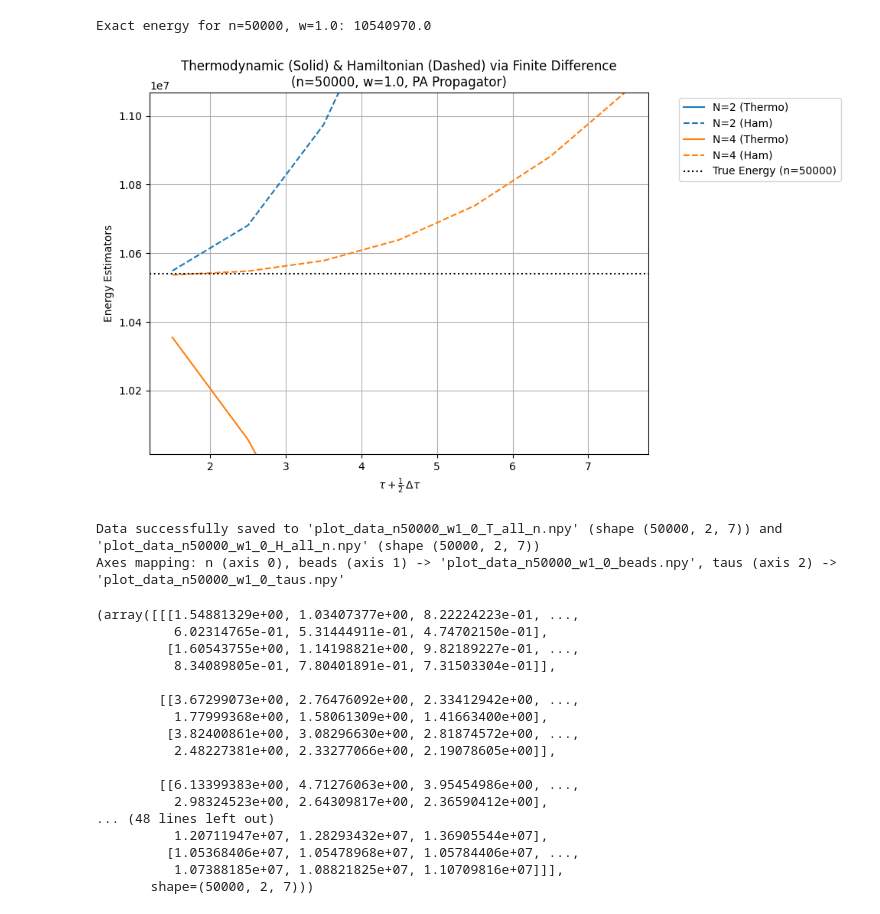
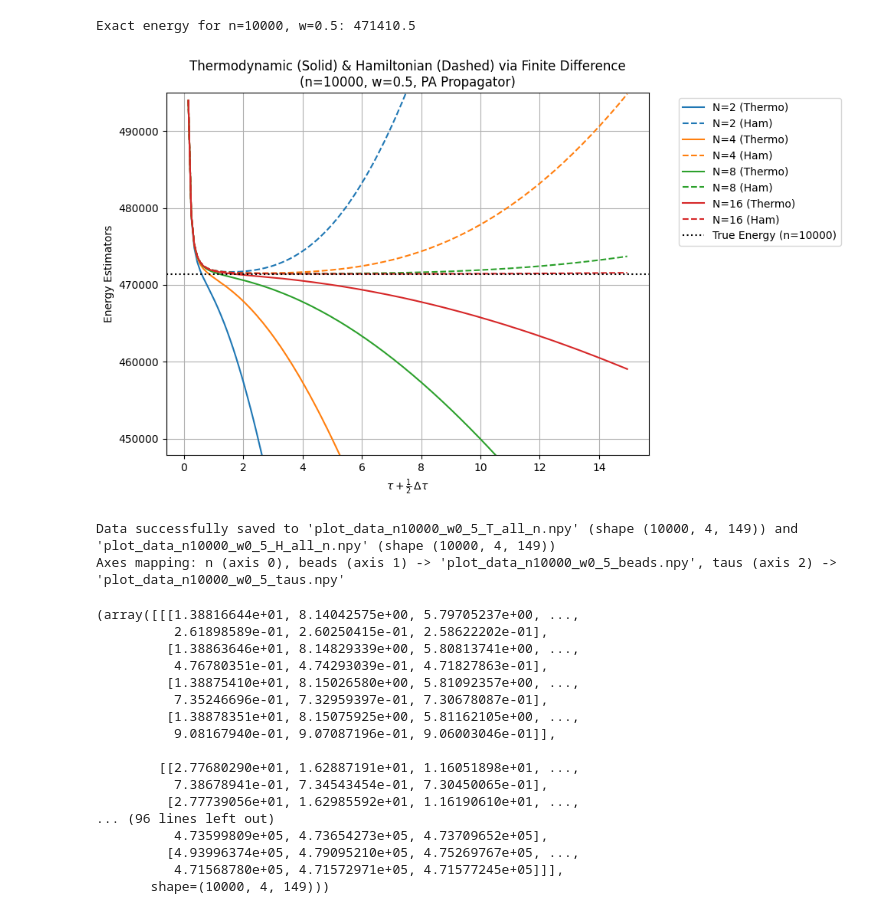
Before and after one commit to 24jonas/HarmonicFermions, a Jupyter notebook: Jupyter/BaxterMeth-opt.ipynb, the cells around one changed output. Saved outputs shown, nothing was run; the diff lists cells and outputs as text; code cells hidden in the pictures.

```diff
--- a/Jupyter/BaxterMeth-opt.ipynb
+++ b/Jupyter/BaxterMeth-opt.ipynb
@@ -457,42 +457,42 @@ def plot_fd_vs_tau_dual(n, N_list, w, tau_start, tau_end, tau_step, save_filenam
 
         return df_T, df_H
 # %%
-N_list = [2,4]
-n = 50_000
-w = 1.0
+N_list = [2,4,8,16]
+n = 10_000
+w = 0.5
 
 plot_fd_vs_tau_dual(
     n=n,
     N_list=N_list,
     w=w,
-    tau_start=1.0,
-    tau_end=8.0,
-    tau_step=1.0,
+    tau_start=0.1,
+    tau_end=15.0,
+    tau_step=0.1,
     save_filename=f"plot_data_n{n}_w{str(w).replace('.', '_')}",
     store_all_n=True
 )
 # %% [output]
-Exact energy for n=50000, w=1.0: 10540970.0
+Exact energy for n=10000, w=0.5: 471410.5
-[figure, old version]
+[figure, new version]
-Data successfully saved to 'plot_data_n50000_w1_0_T_all_n.npy' (shape (50000, 2, 7)) and 'plot_data_n50000_w1_0_H_all_n.npy' (shape (50000, 2, 7))
-Axes mapping: n (axis 0), beads (axis 1) -> 'plot_data_n50000_w1_0_beads.npy', taus (axis 2) -> 'plot_data_n50000_w1_0_taus.npy'
+Data successfully saved to 'plot_data_n10000_w0_5_T_all_n.npy' (shape (10000, 4, 149)) and 'plot_data_n10000_w0_5_H_all_n.npy' (shape (10000, 4, 149))
+Axes mapping: n (axis 0), beads (axis 1) -> 'plot_data_n10000_w0_5_beads.npy', taus (axis 2) -> 'plot_data_n10000_w0_5_taus.npy'
-(array([[[1.54881329e+00, 1.03407377e+00, 8.22224223e-01, ...,
-          6.02314765e-01, 5.31444911e-01, 4.74702150e-01],
-         [1.60543755e+00, 1.14198821e+00, 9.82189227e-01, ...,
-          8.34089805e-01, 7.80401891e-01, 7.31503304e-01]],
+(array([[[1.38816644e+01, 8.14042575e+00, 5.79705237e+00, ...,
+          2.61898589e-01, 2.60250415e-01, 2.58622202e-01],
+         [1.38863646e+01, 8.14829339e+00, 5.80813741e+00, ...,
+          4.76780351e-01, 4.74293039e-01, 4.71827863e-01],
+         [1.38875410e+01, 8.15026580e+00, 5.81092357e+00, ...,
+          7.35246696e-01, 7.32959397e-01, 7.30678087e-01],
+         [1.38878351e+01, 8.15075925e+00, 5.81162105e+00, ...,
+          9.08167940e-01, 9.07087196e-01, 9.06003046e-01]],
 
-        [[3.67299073e+00, 2.76476092e+00, 2.33412942e+00, ...,
-          1.77999368e+00, 1.58061309e+00, 1.41663400e+00],
-         [3.82400861e+00, 3.08296630e+00, 2.81874572e+00, ...,
-          2.48227381e+00, 2.33277066e+00, 2.19078605e+00]],
-
-        [[6.13399383e+00, 4.71276063e+00, 3.95454986e+00, ...,
-          2.98324523e+00, 2.64309817e+00, 2.36590412e+00],
-... (48 lines left out)
-          1.20711947e+07, 1.28293432e+07, 1.36905544e+07],
-         [1.05368406e+07, 1.05478968e+07, 1.05784406e+07, ...,
-          1.07388185e+07, 1.08821825e+07, 1.10709816e+07]]],
-       shape=(50000, 2, 7)))
+        [[2.77680290e+01, 1.62887191e+01, 1.16051898e+01, ...,
+          7.38678941e-01, 7.34543454e-01, 7.30450065e-01],
+         [2.77739056e+01, 1.62985592e+01, 1.16190610e+01, ...,
+... (96 lines left out)
+          4.73599809e+05, 4.73654273e+05, 4.73709652e+05],
+         [4.93996374e+05, 4.79095210e+05, 4.75269767e+05, ...,
+          4.71568780e+05, 4.71572971e+05, 4.71577245e+05]]],
+       shape=(10000, 4, 149)))
 # %%
 import numpy as np
 import matplotlib.pyplot as plt
```
Also changed, not shown: parts of 1 cell of this notebook, 26 other files.
